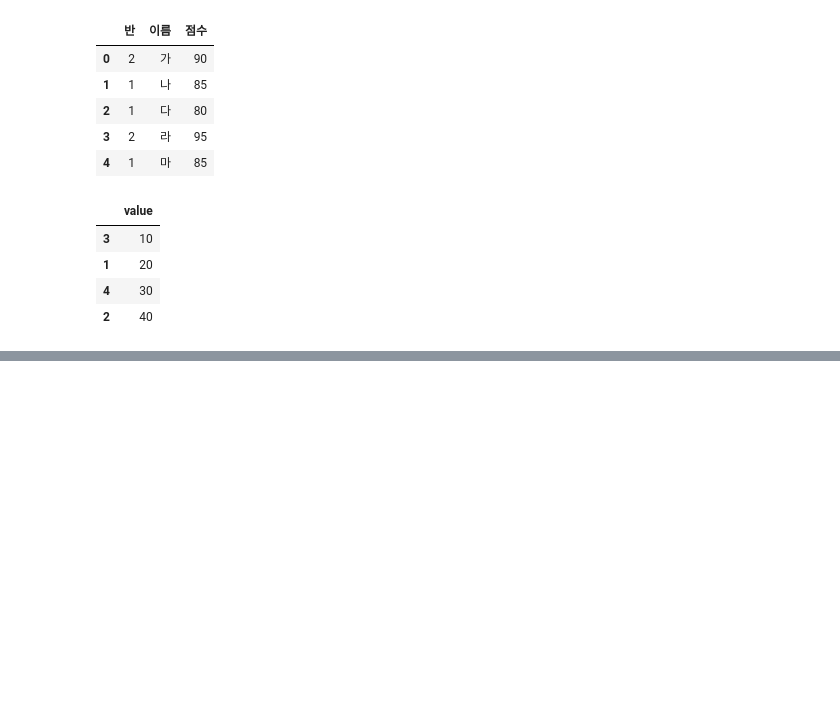
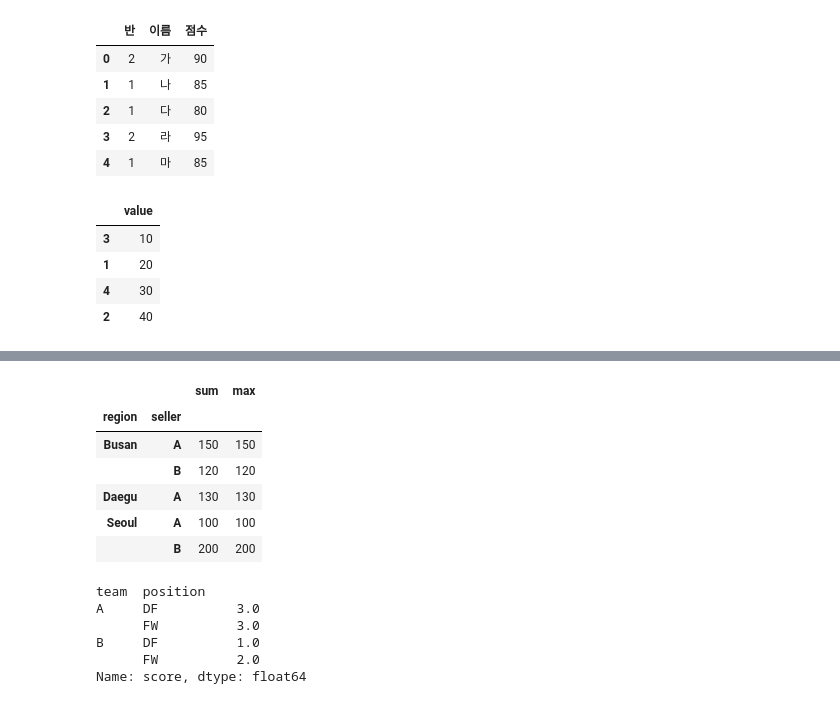
Before and after one commit to taehun96/python-library, a Jupyter notebook: notes/05_pandas(2).ipynb, the cells around one changed output, grey strips where cells are left out. Cells and saved outputs as stored; diff of their text form; code cells hidden in the pictures; blank space fills up the shorter version.

```diff
--- a/notes/05_pandas(2).ipynb
+++ b/notes/05_pandas(2).ipynb
@@ -596,0 +740,36 @@ df7
+# %%
+# 실습4 문제3. 아래 DataFrame에서 지역(region)별 판매자(seller)별로 판매액(sales)의 합계와 최대값을 구하세요.
+df = pd.DataFrame({
+    'region': ['Seoul', 'Seoul', 'Busan', 'Busan', 'Daegu'],
+    'seller': ['A', 'B', 'A', 'B', 'A'],
+    'sales': [100, 200, 150, 120, 130]
+})
+df
+result = df.groupby(["region", "seller"])["sales"].agg(["sum", "max"])
+result
+# %% [output]
+|  |  | sum | max |
+| region | seller |  |  |
+| Busan | A | 150 | 150 |
+|  | B | 120 | 120 |
+| Daegu | A | 130 | 130 |
+| Seoul | A | 100 | 100 |
+|  | B | 200 | 200 |
+# %%
+# 실습4 문제4. 아래 DataFrame에서 팀(team)별, 포지션(position)별로 결측치(NaN)를 포함한 점수(score)의 평균을 구하세요.
+df = pd.DataFrame({
+    'team': ['A', 'A', 'B', 'B', 'A', 'B'],
+    'position': ['FW', 'DF', 'FW', 'DF', 'DF', 'FW'],
+    'score': [3, 2, None, 1, 4, 2]
+})
+df
+
+result = df.groupby(["team", "position"])["score"].mean()
+result
+# %% [output]
+team  position
+A     DF          3.0
+      FW          3.0
+B     DF          1.0
+      FW          2.0
+Name: score, dtype: float64
```
Also changed, not shown: parts of 11 cells of this notebook.
